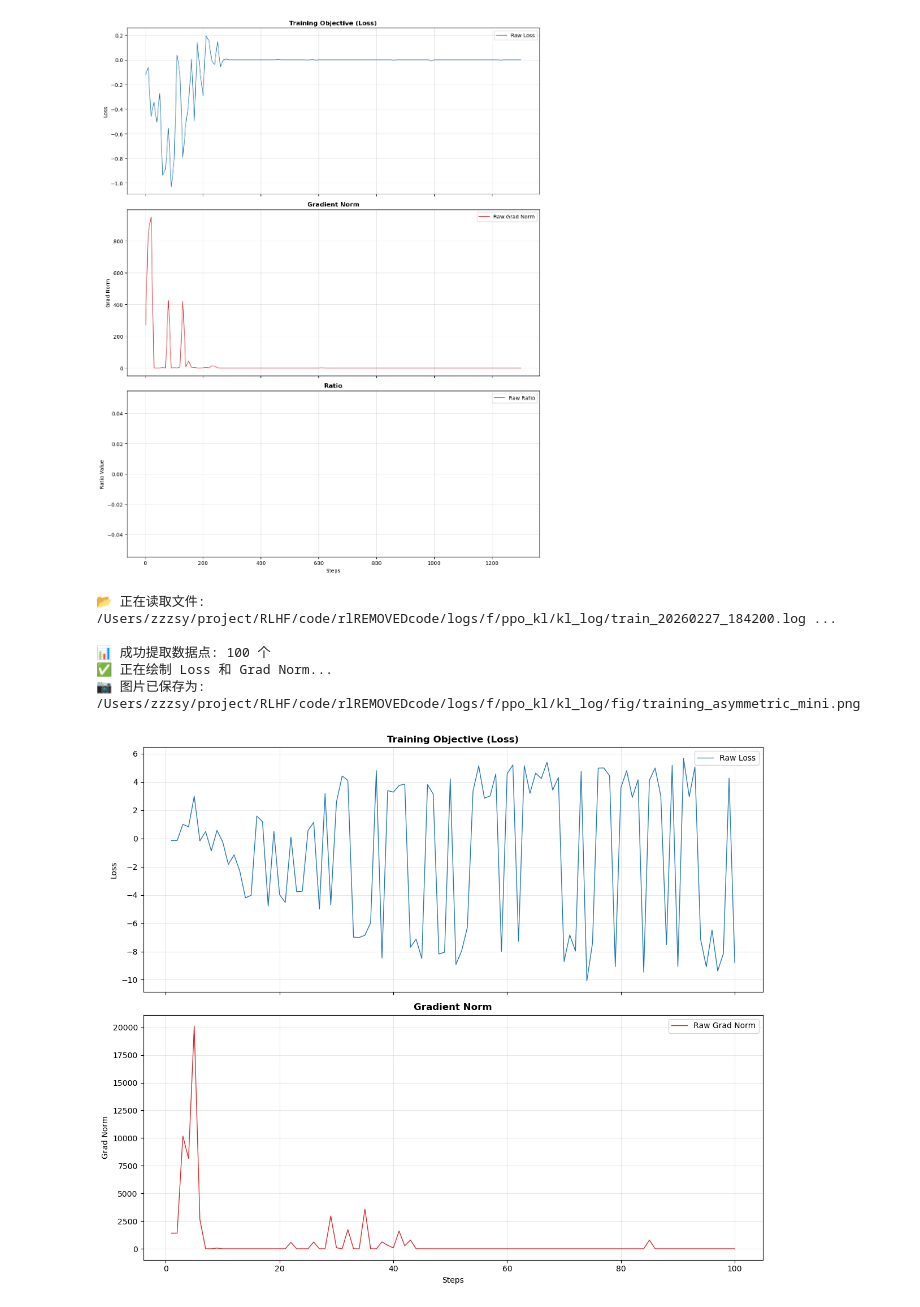
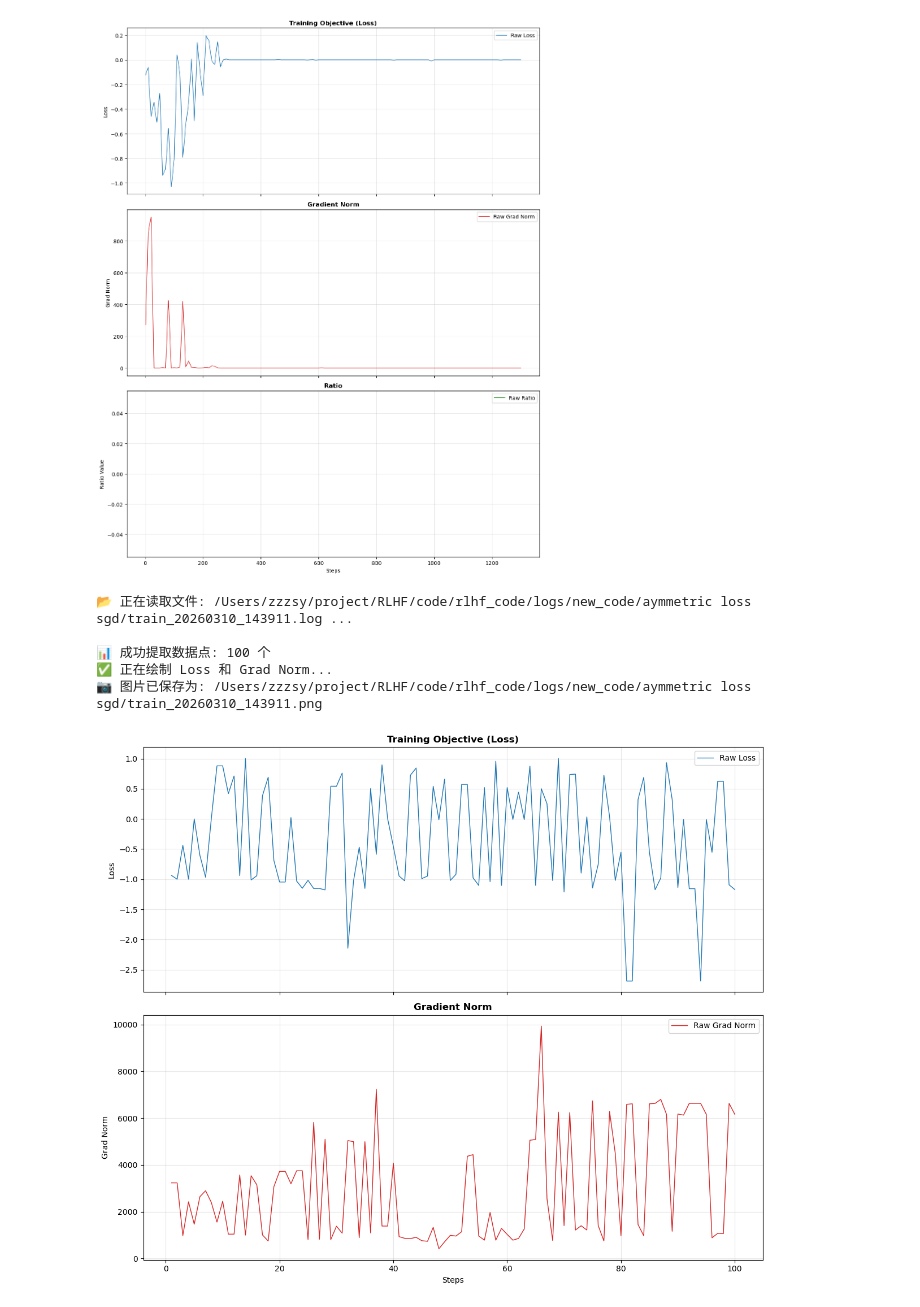
Before and after one commit to zmisource/RLHF_code, a Jupyter notebook: code/plot_loss.ipynb, the cells around one changed output. Drawn from its saved outputs; the diff is of its cells as text; code cells hidden in the pictures.

```diff
--- a/code/plot_loss.ipynb
+++ b/code/plot_loss.ipynb
@@ -119,8 +119,8 @@ import matplotlib.pyplot as plt
 import os
 
 # ================= 配置区域 =================
-LOG_FILE_PATH = '/Users/zzzsy/project/RLHF/code/rlREMOVEDcode/logs/f/ppo_kl/kl_log/train_20260227_184200.log'
-SAVE_FIG_PATH = '/Users/zzzsy/project/RLHF/code/rlREMOVEDcode/logs/f/ppo_kl/kl_log/fig/training_asymmetric_mini.png'
+LOG_FILE_PATH = '/Users/zzzsy/project/RLHF/code/rlhf_code/logs/new_code/aymmetric loss sgd/train_20260310_143911.log'
+SAVE_FIG_PATH = '/Users/zzzsy/project/RLHF/code/rlhf_code/logs/new_code/aymmetric loss sgd/train_20260310_143911.png'
 # ===========================================
 
 def parse_log(filepath):
@@ -182,33 +182,33 @@ if len(steps) > 0:
     ax1.set_ylabel('Loss')
     # ax1.set_ylim(-1, 100) # 根据需要调整
     ax1.grid(True, alpha=0.3)
     ax1.legend(loc='upper right')
 
     # --- 2. Grad Norm ---
     ax2.plot(steps, grad_norms, color='#d62728', linewidth=1, label='Raw Grad Norm')
     ax2.set_title('Gradient Norm', fontweight='bold')
     ax2.set_ylabel('Grad Norm')
     # ax2.set_ylim(0, 5000) # 根据需要调整
     ax2.grid(True, alpha=0.3)
     ax2.legend(loc='upper right')
 
     # 2. 修改：将 X 轴标签设置在 ax2 上
     ax2.set_xlabel('Steps')
 
     plt.tight_layout()
 
     # 确保保存目录存在
     os.makedirs(os.path.dirname(SAVE_FIG_PATH), exist_ok=True)
 
     plt.savefig(SAVE_FIG_PATH, dpi=300)
     print(f"📷 图片已保存为: {SAVE_FIG_PATH}")
     plt.show()
 else:
     print("❌ 未提取到数据。")
 # %% [output]
-📂 正在读取文件: /Users/zzzsy/project/RLHF/code/rlREMOVEDcode/logs/f/ppo_kl/kl_log/train_20260227_184200.log ...
+📂 正在读取文件: /Users/zzzsy/project/RLHF/code/rlhf_code/logs/new_code/aymmetric loss sgd/train_20260310_143911.log ...
 
 📊 成功提取数据点: 100 个
 ✅ 正在绘制 Loss 和 Grad Norm...
-📷 图片已保存为: /Users/zzzsy/project/RLHF/code/rlREMOVEDcode/logs/f/ppo_kl/kl_log/fig/training_asymmetric_mini.png
+📷 图片已保存为: /Users/zzzsy/project/RLHF/code/rlhf_code/logs/new_code/aymmetric loss sgd/train_20260310_143911.png
-[figure, old version]
+[figure, new version]
```
Also changed, not shown: 23 other files.
